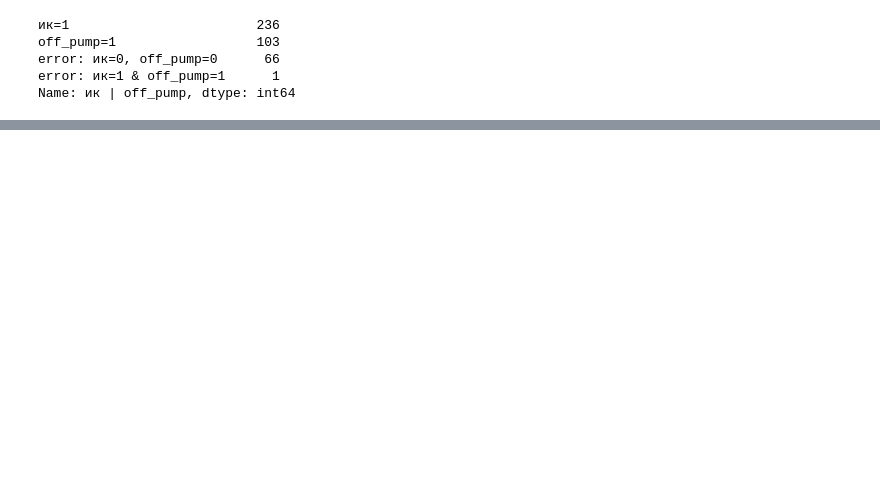
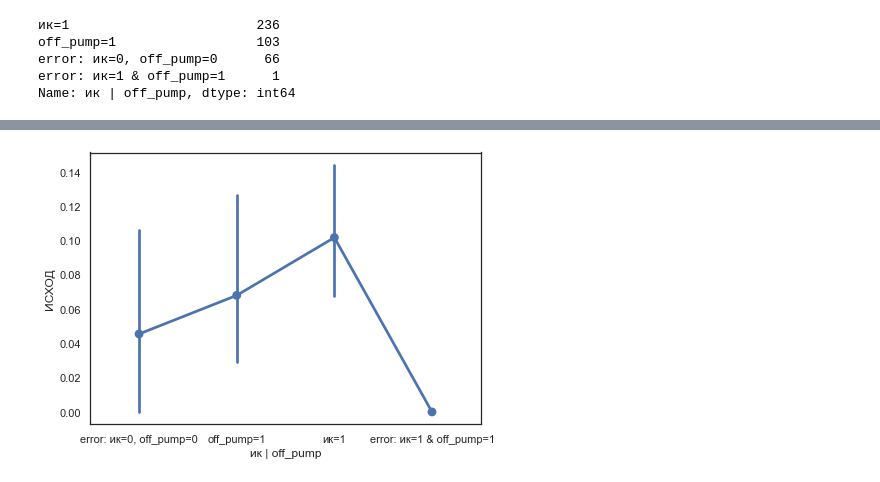
Before and after one commit to oskinm/wound_outcomes, a Jupyter notebook: notebooks/04-oskin-eda.ipynb, the cells around one changed output, grey strips where cells are left out. Saved outputs shown, nothing was run; the diff lists cells and outputs as text; code cells hidden in the pictures; blank space fills up the shorter version.

Commit message:
Update 04-oskin-eda.ipynb
Still having cases with on/off-pump not specified

```diff
--- a/notebooks/04-oskin-eda.ipynb
+++ b/notebooks/04-oskin-eda.ipynb
@@ -316,0 +317,5 @@ _ = ax.legend(handles=handles[1:], labels=labels[1:], loc='center left', bbox_to
+# %%
+fig, ax = plt.subplots(figsize=(7, 5))
+sns.pointplot(x='ик | off_pump', y='ИСХОД', data=cabg, ax=ax);
+# %% [output]
+[figure, added]
```
Also changed, not shown: parts of 14 cells of this notebook.
